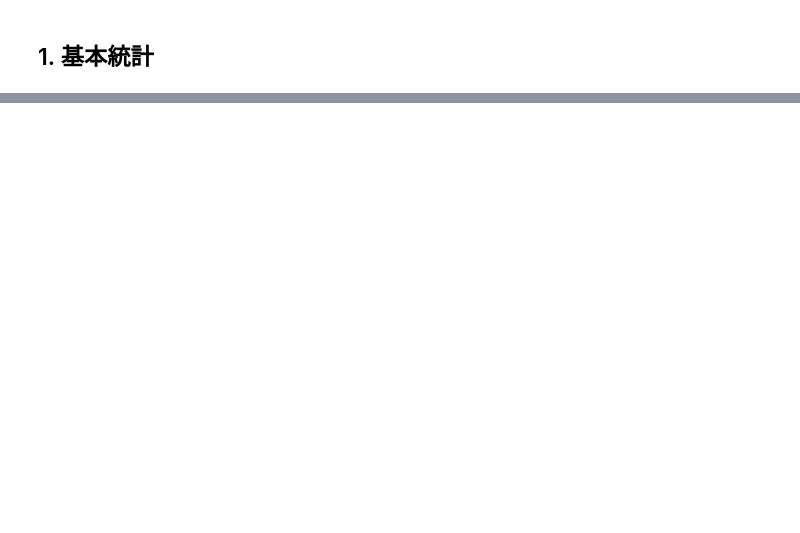
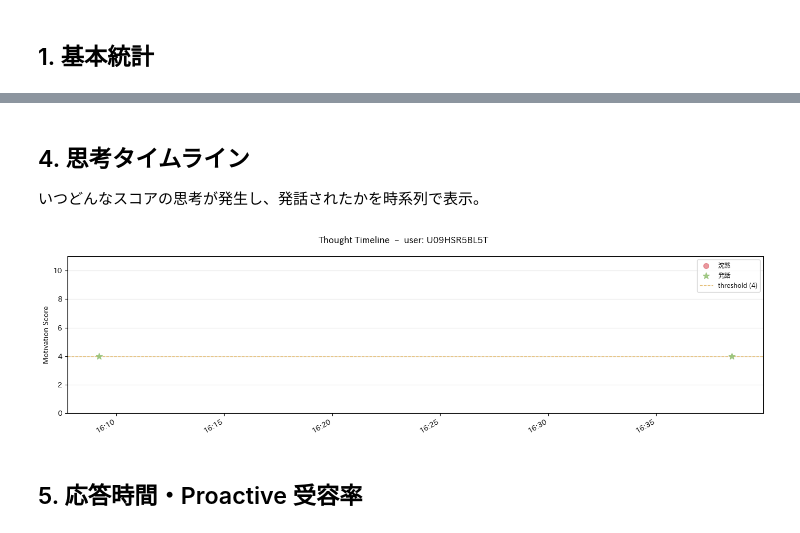
Before and after one commit to seiya-ikeda/Lita, a Jupyter notebook: analysis.ipynb, the cells around one changed output, grey strips where cells are left out. Drawn from its saved outputs; the diff is of its cells as text; code cells hidden in the pictures; blank space fills up the shorter version.

```diff
--- a/analysis.ipynb
+++ b/analysis.ipynb
@@ -64,2 +263,44 @@ else:
+# %% [markdown]
+## 4. 思考タイムライン
+
+いつどんなスコアの思考が発生し、発話されたかを時系列で表示。
+# %%
+if not thoughts.empty:
+    users = thoughts["user_id"].unique()
+    for user_id in users:
+        df = thoughts[thoughts["user_id"] == user_id].sort_values("timestamp")
+
+        fig, ax = plt.subplots(figsize=(14, 4))
+        fig.suptitle(f"Thought Timeline  –  user: {user_id}", fontsize=12)
+
+        expressed  = df[df["was_expressed"] == True]
+        suppressed = df[df["was_expressed"] == False]
+
+        ax.scatter(suppressed["timestamp"], suppressed["motivation_score"],
+                   color="#e06c75", s=50, alpha=0.7, label="沈黙", zorder=4)
+        ax.scatter(expressed["timestamp"], expressed["motivation_score"],
+                   color="#98c379", s=80, marker="*", alpha=0.9, label="発話", zorder=5)
+
+        # スコア閾値ライン
+        try:
+            import config
+            threshold = config.MOTIVATION_THRESHOLD
+        except Exception:
+            threshold = 4
+        ax.axhline(y=threshold, color="#e5c07b", linestyle="--",
+                   linewidth=1, label=f"threshold ({threshold})")
+
+        ax.set_ylim(0, 11)
+        ax.set_ylabel("Motivation Score")
+        ax.legend(fontsize=9)
+        ax.grid(axis="y", alpha=0.3)
+        ax.xaxis.set_major_formatter(mdates.DateFormatter("%H:%M"))
+        fig.autofmt_xdate(rotation=30)
+        plt.tight_layout()
+        plt.show()
+# %% [output]
+[figure, added]
+# %% [markdown]
+## 5. 応答時間・Proactive 受容率
 # %%
 if not conv.empty:
```
Also changed, not shown: parts of 18 cells of this notebook, 7 other files.
